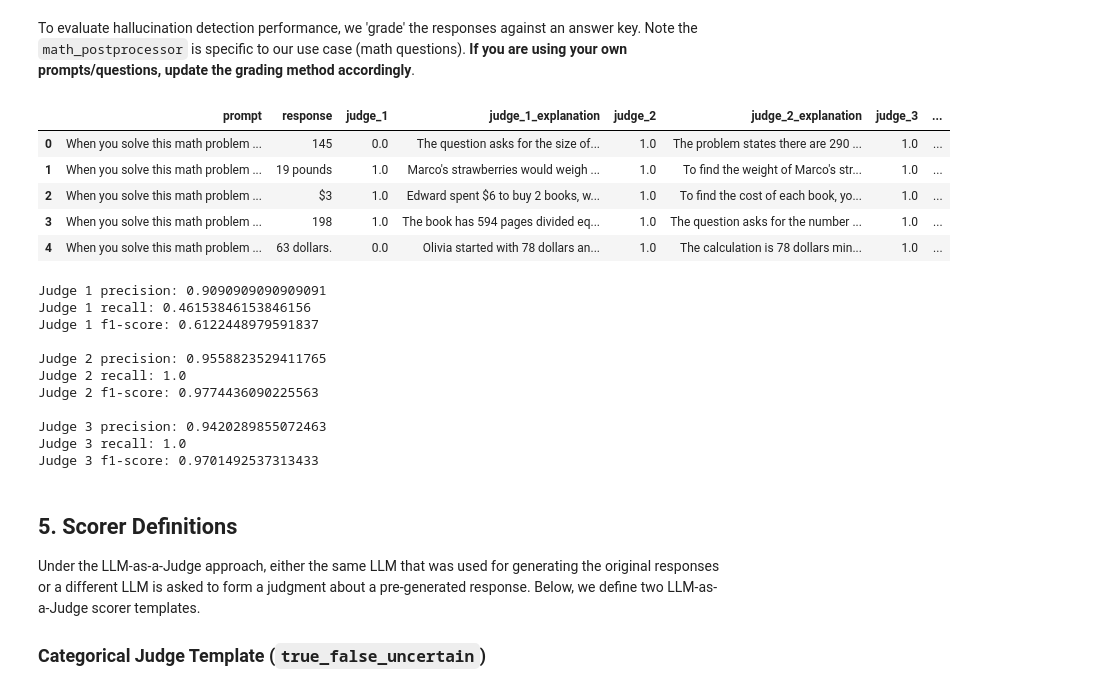
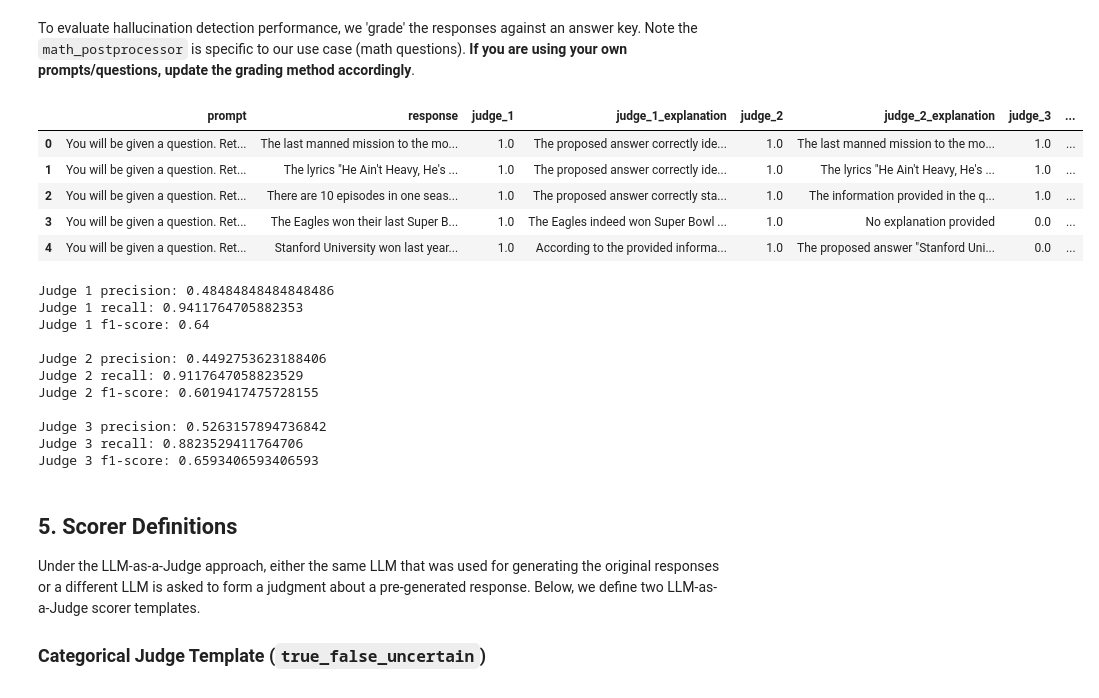
Before and after one commit to nagyist/uqlm, a Jupyter notebook: examples/judges_demo.ipynb, the cells around one changed output. Drawn from its saved outputs; the diff is of its cells as text; code cells hidden in the pictures.

Commit message:
update judges demo with open models

```diff
--- a/examples/judges_demo.ipynb
+++ b/examples/judges_demo.ipynb
@@ -66,7 +66,7 @@ from uqlm.utils import load_example_dataset, math_postprocessor
 # %% [markdown]
 In this demo, we will illustrate this approach using a set of math questions from the [SVAMP benchmark](https://arxiv.org/abs/2103.07191). To implement with your use case, simply **replace the example prompts with your data**.
 # %%
-# Load example dataset (SVAMP)
-svamp = load_example_dataset("svamp", n=5)
-svamp.head()
+# Load example dataset (NQ_OPEN)
+nq_open = load_example_dataset("nq_open", n=75)
+nq_open.head()
 # %% [output]
@@ -86 +82,5 @@ prompts = [MATH_INSTRUCTION + prompt for prompt in svamp.question]
+# %%
+# Define prompts
+INSTRUCTION = "You will be given a question. Return only the answer as concisely as possible without providing an explanation.\n"
+prompts = [INSTRUCTION + prompt for prompt in nq_open.question]
 # %% [markdown]
@@ -88 +88,10 @@ In this example, we use `ChatVertexAI` and `AzureChatOpenAI` to instantiate our
+# %%
+# import sys
+# !{sys.executable} -m pip install langchain-ollama
+from langchain_ollama import ChatOllama
+
+ollama_llama = ChatOllama(model="llama2")
+ollama_mistral = ChatOllama(model="mistral")
+ollama_qwen = ChatOllama(model="qwen3")
+# ollama_deepseek = ChatOllama(model="deepseek-r1")
 # %%
@@ -208,3 +216,12 @@ panel = LLMPanel(llm=original_llm, judges=[original_llm, gemini_pro, gemini_flas
+# %%
+judges = [ollama_mistral, ollama_llama, ollama_qwen]
+additional_context = "You are an expert in pop culture and current events. Your task is to evaluate the correctness of proposed answers to provided questions."
+
+#Option 1: With explanations
+panel = LLMPanel(llm=ollama_mistral, judges=judges, additional_context=additional_context, explanations=True)
+
+# Option 2: Without explanations
+# panel = LLMPanel(llm=ollama_mistral, judges=judges, additional_context=additional_context))
 # %% [markdown]
 ### 🔄 Class Methods
 
@@ -270,16 +287,29 @@ result_df.head()
 To evaluate hallucination detection performance, we 'grade' the responses against an answer key. Note the `math_postprocessor` is specific to our use case (math questions). **If you are using your own prompts/questions, update the grading method accordingly**.
 # %%
 # Populate correct answers and grade responses
-result_df["answer"] = svamp.answer
-result_df["response_correct"] = [math_postprocessor(r) == a for r, a in zip(result_df["response"], svamp["answer"])]
+result_df["answer"] = nq_open.answer
+
+def short_answer_grader(response: str, possible_answers) -> bool:
+    """Check entailment of possible answers in a response"""
+    # convert string to list if needed
+    if isinstance(possible_answers, str):
+        possible_answers = [possible_answers]
+    #  iterate over the list items
+    for s in possible_answers:
+        if s.lower() in response.lower():
+            return True
+    return False
+
+# Grade responses against correct answers
+result_df["response_correct"] = [short_answer_grader(response=r, possible_answers=a) for r, a in zip(result_df["response"], nq_open["answer"])]
 result_df.head(5)
 # %% [output]
 |  | prompt | response | judge_1 | judge_1_explanation | judge_2 | judge_2_explanation | judge_3 | ... |
-| 0 | When you solve this math problem ... | 145 | 0.0 | The question asks for the size of... | 1.0 | The problem states there are 290 ... | 1.0 | ... |
-| 1 | When you solve this math problem ... | 19 pounds | 1.0 | Marco's strawberries would weigh ... | 1.0 | To find the weight of Marco's str... | 1.0 | ... |
-| 2 | When you solve this math problem ... | $3 | 1.0 | Edward spent $6 to buy 2 books, w... | 1.0 | To find the cost of each book, yo... | 1.0 | ... |
-| 3 | When you solve this math problem ... | 198 | 1.0 | The book has 594 pages divided eq... | 1.0 | The question asks for the number ... | 1.0 | ... |
-| 4 | When you solve this math problem ... | 63 dollars. | 0.0 | Olivia started with 78 dollars an... | 1.0 | The calculation is 78 dollars min... | 1.0 | ... |
+| 0 | You will be given a question. Ret... | The last manned mission to the mo... | 1.0 | The proposed answer correctly ide... | 1.0 | The last manned mission to the mo... | 1.0 | ... |
+| 1 | You will be given a question. Ret... | The lyrics "He Ain't Heavy, He's ... | 1.0 | The proposed answer correctly ide... | 1.0 | The lyrics "He Ain't Heavy, He's ... | 1.0 | ... |
+| 2 | You will be given a question. Ret... | There are 10 episodes in one seas... | 1.0 | The proposed answer correctly sta... | 1.0 | The information provided in the q... | 1.0 | ... |
+| 3 | You will be given a question. Ret... | The Eagles won their last Super B... | 1.0 | The Eagles indeed won Super Bowl ... | 1.0 | No explanation provided | 0.0 | ... |
+| 4 | You will be given a question. Ret... | Stanford University won last year... | 1.0 | According to the provided informa... | 1.0 | The proposed answer "Stanford Uni... | 0.0 | ... |
 # %%
 # evaluate precision, recall, and f1-score of Semantic Entropy's predictions of correctness
 from sklearn.metrics import precision_score, recall_score, f1_score
@@ -292,17 +322,17 @@ for ind in [1, 2, 3]:
     print(f"Judge {ind} f1-score: {f1_score(y_true=y_true, y_pred=y_pred)}")
     print(" ")
 # %% [output]
-Judge 1 precision: 0.9090909090909091
-Judge 1 recall: 0.46153846153846156
-Judge 1 f1-score: 0.6122448979591837
+Judge 1 precision: 0.48484848484848486
+Judge 1 recall: 0.9411764705882353
+Judge 1 f1-score: 0.64
 
-Judge 2 precision: 0.9558823529411765
-Judge 2 recall: 1.0
-Judge 2 f1-score: 0.9774436090225563
+Judge 2 precision: 0.4492753623188406
+Judge 2 recall: 0.9117647058823529
+Judge 2 f1-score: 0.6019417475728155
 
-Judge 3 precision: 0.9420289855072463
-Judge 3 recall: 1.0
-Judge 3 f1-score: 0.9701492537313433
+Judge 3 precision: 0.5263157894736842
+Judge 3 recall: 0.8823529411764706
+Judge 3 f1-score: 0.6593406593406593
 # %% [markdown]
 <a id='section5'></a>
 ## 5. Scorer Definitions
```
Also changed, not shown: parts of 8 cells of this notebook.
